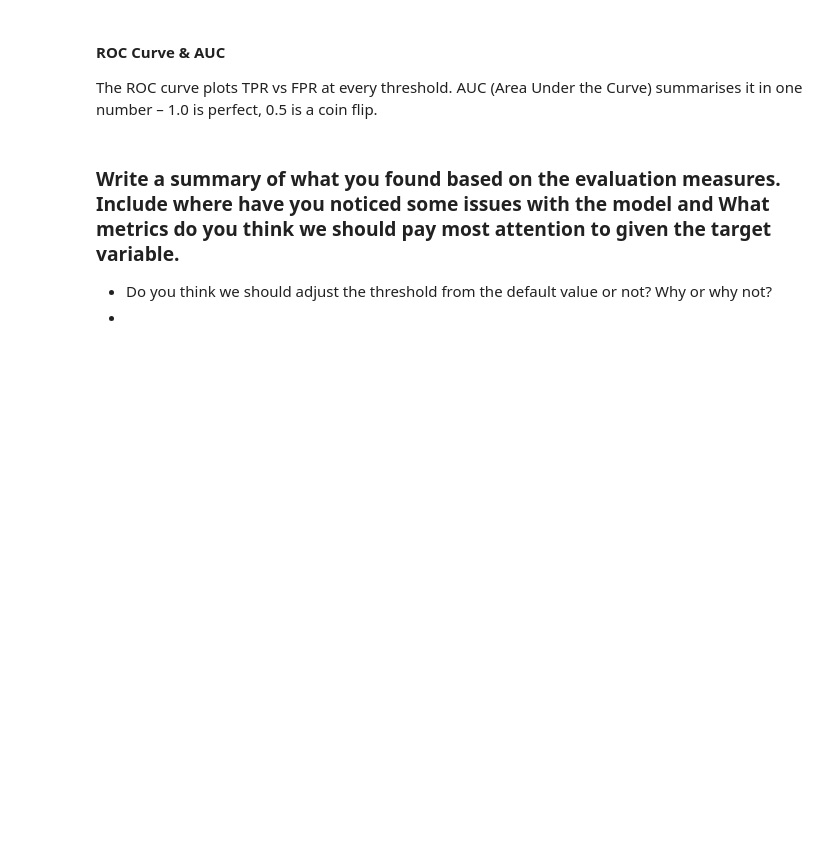
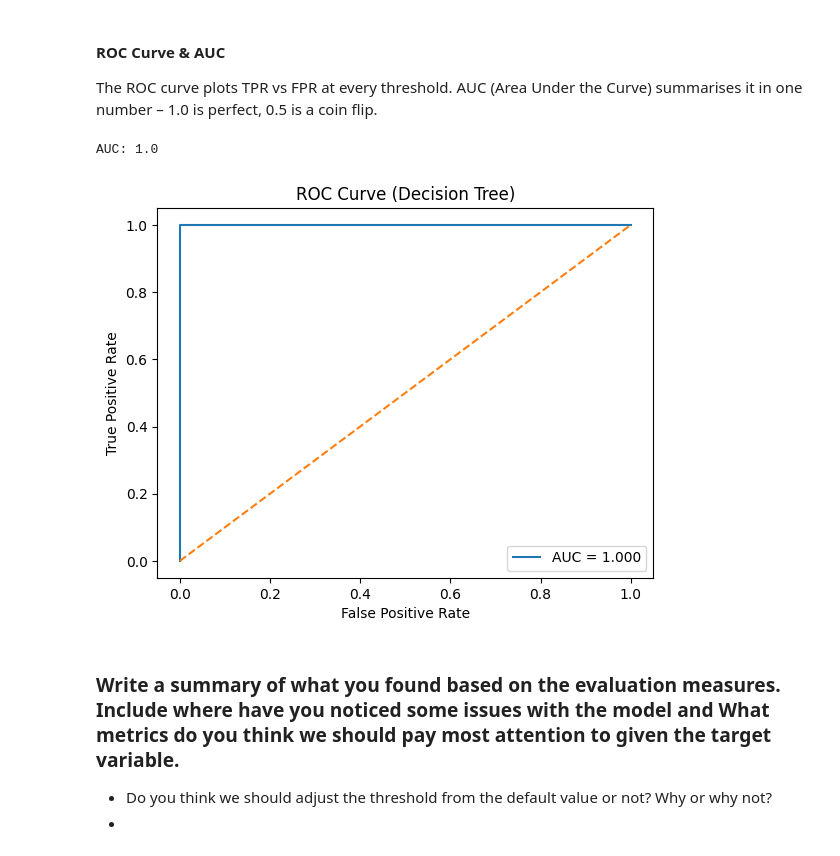
Before and after one commit to toby-draper/week_10_eval, a Jupyter notebook: Model_Metrics_Lab_Updated.ipynb, the cells around one changed output. Saved outputs shown, nothing was run; the diff lists cells and outputs as text; code cells hidden in the pictures; blank space fills up the shorter version.

```diff
--- a/Model_Metrics_Lab_Updated.ipynb
+++ b/Model_Metrics_Lab_Updated.ipynb
@@ -406,6 +435,24 @@ The confusion matrix shows us where our model is getting confused, build a confu
 #### ROC Curve & AUC
 
 The ROC curve plots TPR vs FPR at every threshold. AUC (Area Under the Curve) summarises it in one number – 1.0 is perfect, 0.5 is a coin flip.
+# %%
+y_score = dt_prob[:, 1]
+
+fpr, tpr, thresholds = metrics.roc_curve(results['target'], y_score, pos_label='p')
+auc = metrics.roc_auc_score(results['target'], y_score)
+
+print("AUC:", round(auc, 3))
+
+plt.plot(fpr, tpr, label=f"AUC = {auc:.3f}")
+plt.plot([0, 1], [0, 1], linestyle="--")
+plt.xlabel("False Positive Rate")
+plt.ylabel("True Positive Rate")
+plt.title("ROC Curve (Decision Tree)")
+plt.legend()
+plt.show()
+# %% [output]
+AUC: 1.0
+[figure, added]
 # %% [markdown]
 ### Write a summary of what you found based on the evaluation measures. Include where have you noticed some issues with the model and What metrics do you think we should pay most attention to given the target variable.
 
```
Also changed, not shown: parts of 3 cells of this notebook.
